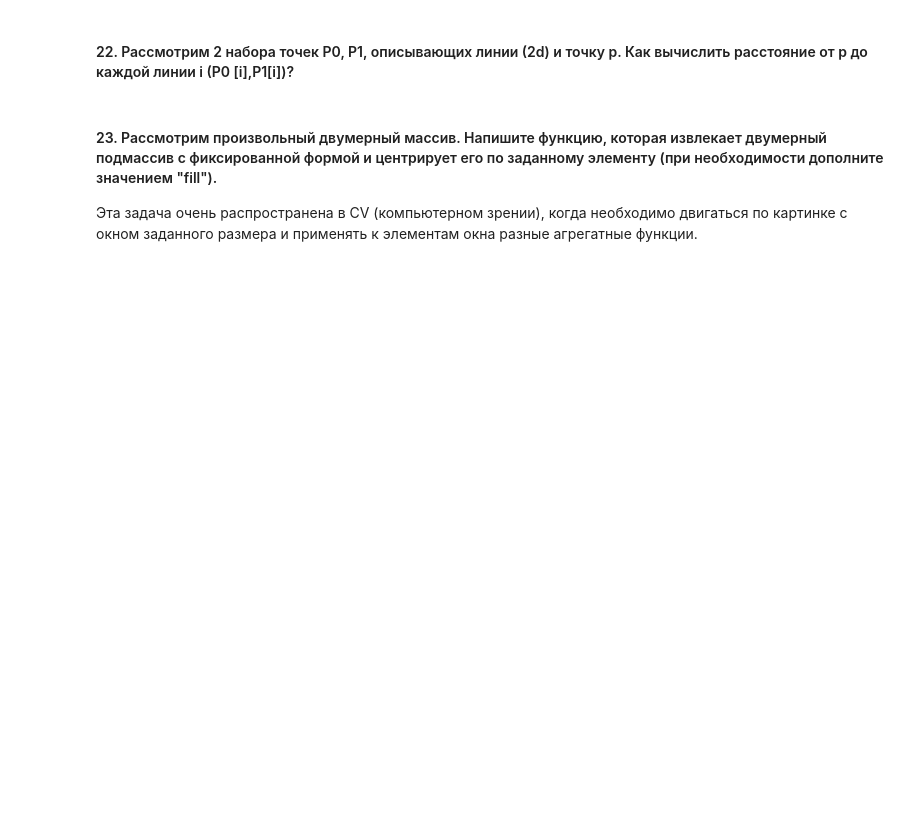
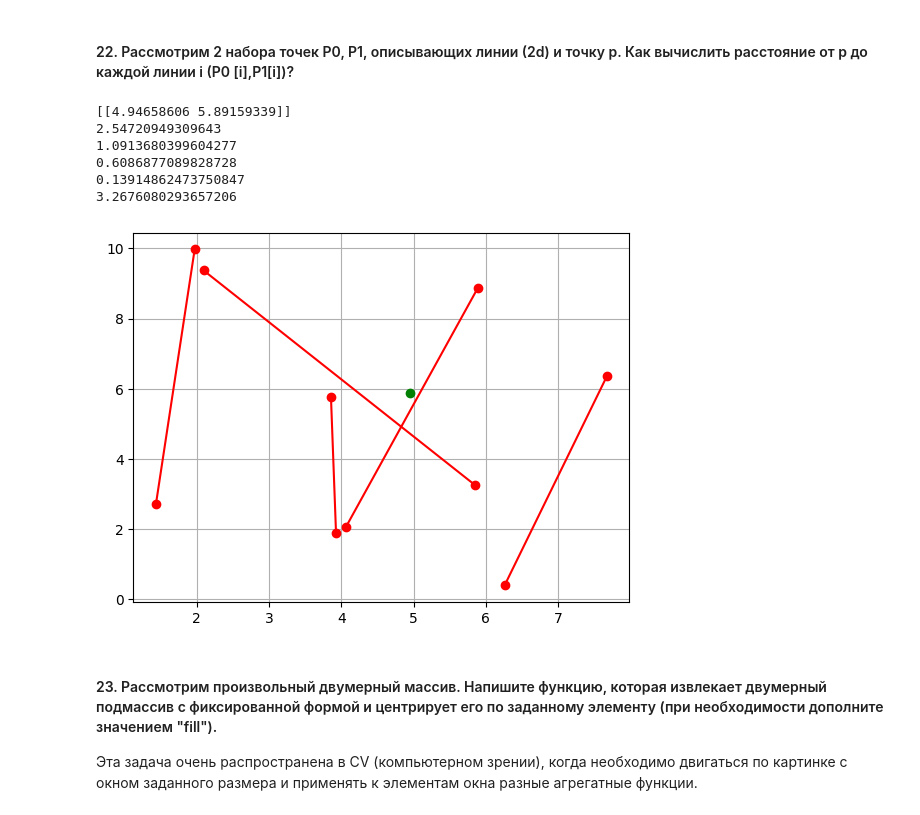
Before and after one commit to ustyusty/nsu-tasks, a Jupyter notebook: 9. Numpy.ipynb, the cells around one changed output. Drawn from its saved outputs; the diff is of its cells as text; code cells hidden in the pictures; blank space fills up the shorter version.

```diff
--- a/9. Numpy.ipynb
+++ b/9. Numpy.ipynb
@@ -298,2 +301,8 @@ ValueError: could not convert string '1,' to float64 at row 0, column 1.
 # %% [markdown]
 #### 17. Сгенерируйте случайную матрицу 5x5, вычислите среднее значение каждой строки матрицы и вычтите его из элементов соответствующей строки
+# %%
+matrix = np.random.random((5,5))
+print(matrix)
+for i in range(5):
+    matrix[i] -= np.mean(matrix[i])
+print(matrix)
@@ -310,3 +393,23 @@ ValueError: could not convert string '1,' to float64 at row 0, column 1.
+# %%
+p0 = np.random.random((5,2))*10
+p1 = np.random.random((5,2))*10
+point = np.random.random((1,2))*10
+print(point)
+plt.grid(True)
+plt.plot(point[0,0], point[0,1], 'g-o')
+for i in range(len(p0)):
+    plt.plot([p0[i, 0], p1[i, 0]], [p0[i, 1], p1[i, 1]], 'r-o')
+    vector_p0_p1 = p1[i] - p0[i]
+    vector_p0_p = point[0] - p0[i]
+    print(abs(np.cross(vector_p0_p1,vector_p0_p))/np.linalg.norm(vector_p0_p1))
+# %% [output]
+[[4.94658606 5.89159339]]
+2.54720949309643
+1.0913680399604277
+0.6086877089828728
+0.13914862473750847
+3.2676080293657206
+[figure, added]
 # %% [markdown]
 #### 23. Рассмотрим произвольный двумерный массив. Напишите функцию, которая извлекает двумерный подмассив с фиксированной формой и центрирует его по заданному элементу (при необходимости дополните значением "fill").
 Эта задача очень распространена в CV (компьютерном зрении), когда необходимо двигаться по картинке с окном заданного размера и применять к элементам окна разные агрегатные функции.
```
Also changed, not shown: parts of 16 cells of this notebook, 5 other files.
